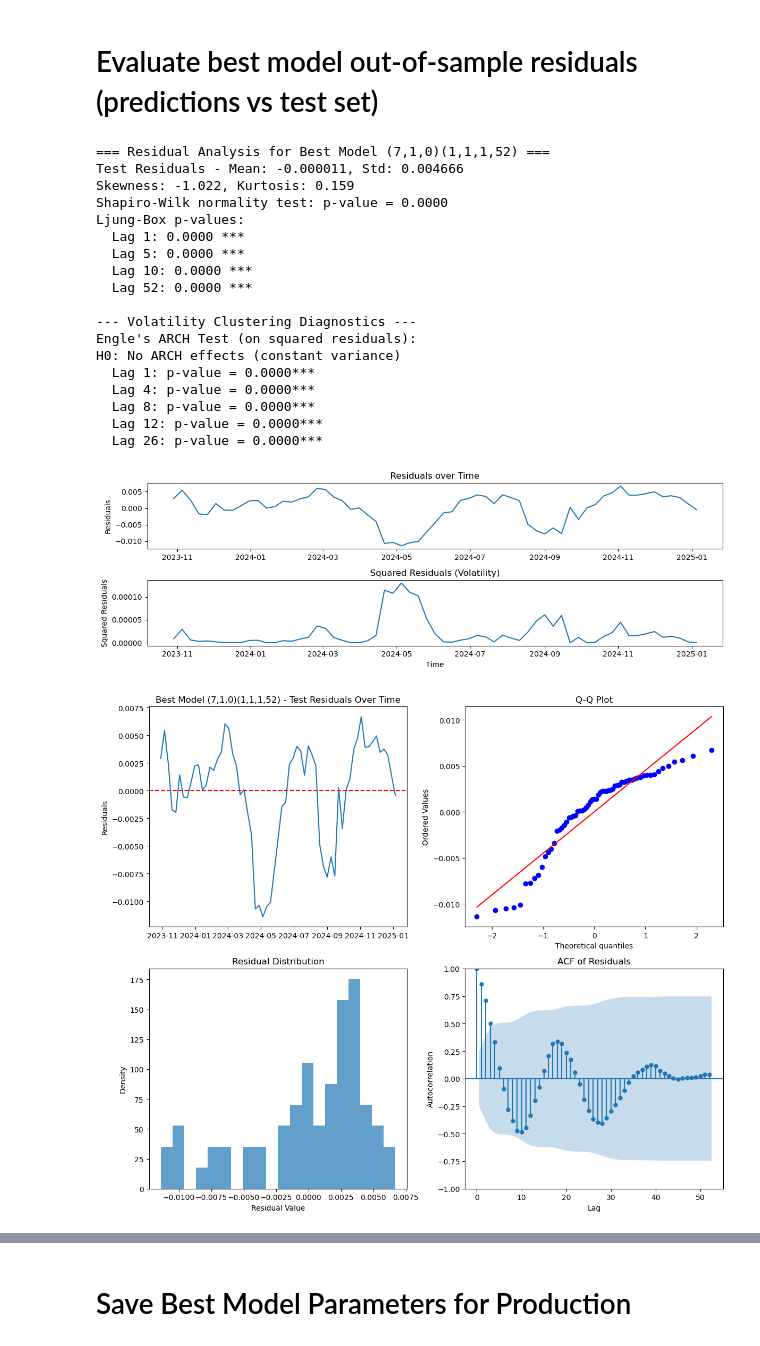
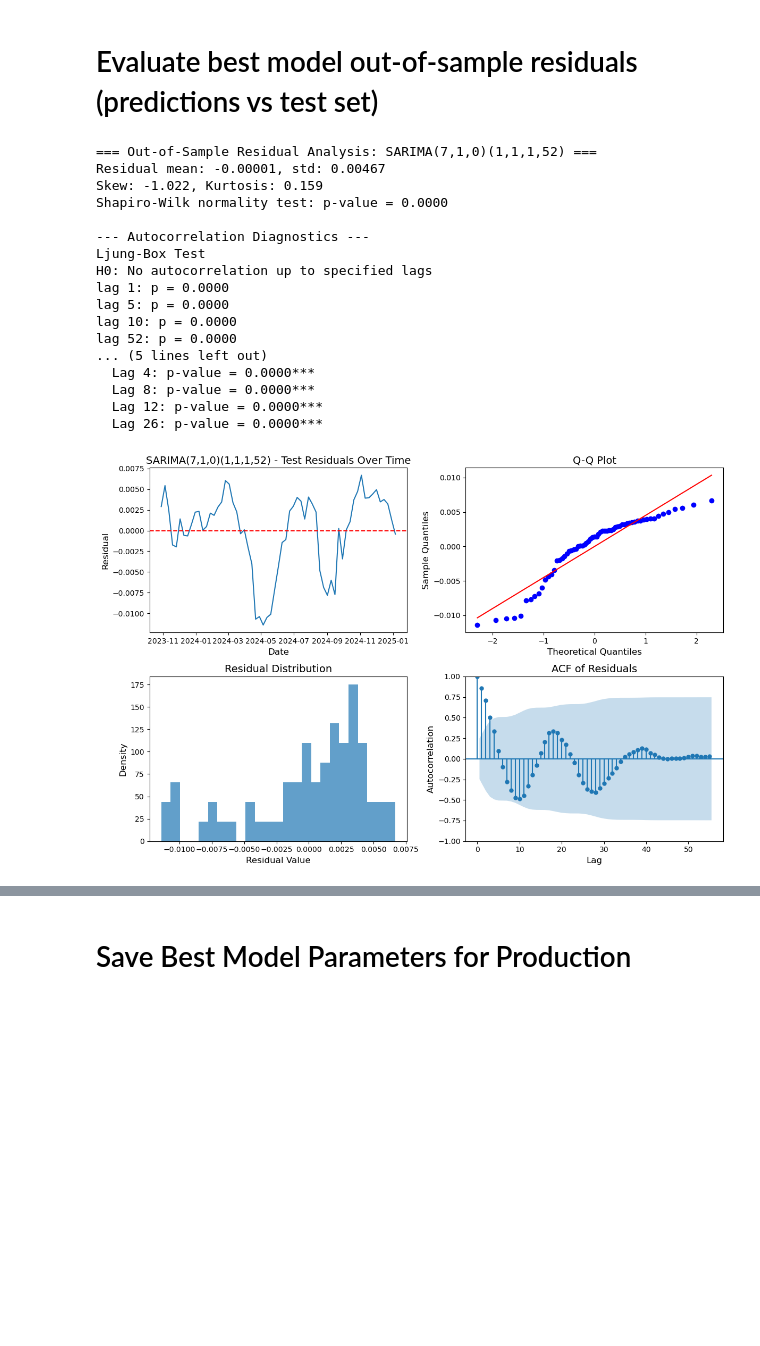
Before and after one commit to apl888/greenhouse-gas-forecasting, a Jupyter notebook: notebooks/4_ch4_modeling.ipynb, the cells around one changed output, grey strips where cells are left out. Saved outputs shown, nothing was run; the diff lists cells and outputs as text; code cells hidden in the pictures; blank space fills up the shorter version.

```diff
--- a/notebooks/4_ch4_modeling.ipynb
+++ b/notebooks/4_ch4_modeling.ipynb
@@ -1195,33 +1195,32 @@ all models show approximately the same results, which is likely due to the extre
 # %% [markdown]
 # Evaluate best model out-of-sample residuals (predictions vs test set)
 # %%
-# Evaluate SARIMA(7,1,0)(1,1,1,52)
+# Evaluate SARIMA(7,1,0)(1,1,1,52) out-of-sample residuals (prediction vs test set)
 
-residuals_best, results_best = comprehensive_residual_analysis(
-    {'order': (7,1,0), 'seasonal_order': (1,1,1,52)},
-    CH4_train_log_preprocessed,
-    CH4_test_log_preprocessed,
-    'SARIMA(7,1,0)(1,1,1,52)'
+sarima710111_outsample_resid, sarima710111_outsample_results = out_of_sample_resid_analysis(
+    train_data=CH4_train_log_preprocessed,
+    test_data=CH4_test_log_preprocessed,
+    order=(7,1,0),
+    seasonal_order=(1,1,1,52),
+    model_name='SARIMA(7,1,0)(1,1,1,52)'
 )
 # %% [output]
-=== Residual Analysis for Best Model (7,1,0)(1,1,1,52) ===
-Test Residuals - Mean: -0.000011, Std: 0.004666
-Skewness: -1.022, Kurtosis: 0.159
+=== Out-of-Sample Residual Analysis: SARIMA(7,1,0)(1,1,1,52) ===
+Residual mean: -0.00001, std: 0.00467
+Skew: -1.022, Kurtosis: 0.159
 Shapiro-Wilk normality test: p-value = 0.0000
-Ljung-Box p-values:
-  Lag 1: 0.0000 ***
-  Lag 5: 0.0000 ***
-  Lag 10: 0.0000 ***
-  Lag 52: 0.0000 ***
 
---- Volatility Clustering Diagnostics ---
-Engle's ARCH Test (on squared residuals):
-H0: No ARCH effects (constant variance)
-  Lag 1: p-value = 0.0000***
+--- Autocorrelation Diagnostics ---
+Ljung-Box Test
+H0: No autocorrelation up to specified lags
+lag 1: p = 0.0000
+lag 5: p = 0.0000
+lag 10: p = 0.0000
+lag 52: p = 0.0000
+... (5 lines left out)
   Lag 4: p-value = 0.0000***
   Lag 8: p-value = 0.0000***
   Lag 12: p-value = 0.0000***
   Lag 26: p-value = 0.0000***
-[figure, old version]
+[figure, new version]
-[figure, removed]
 # %%
```
Also changed, not shown: parts of 7 cells of this notebook, 1 other file.
